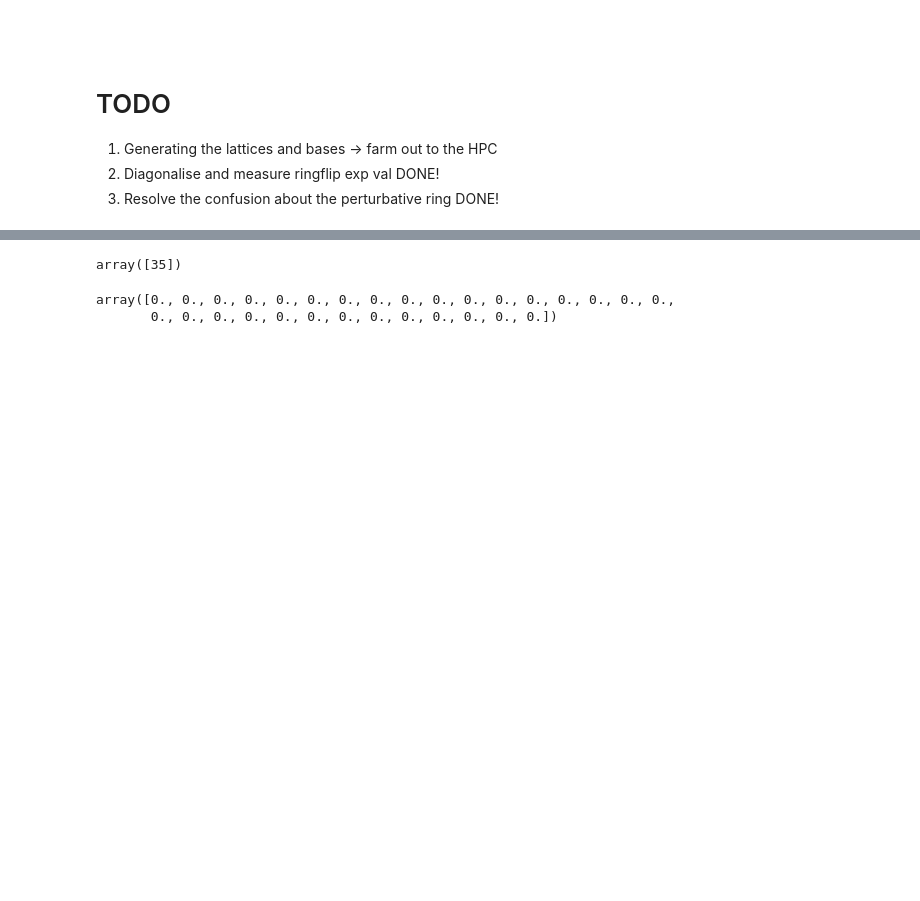
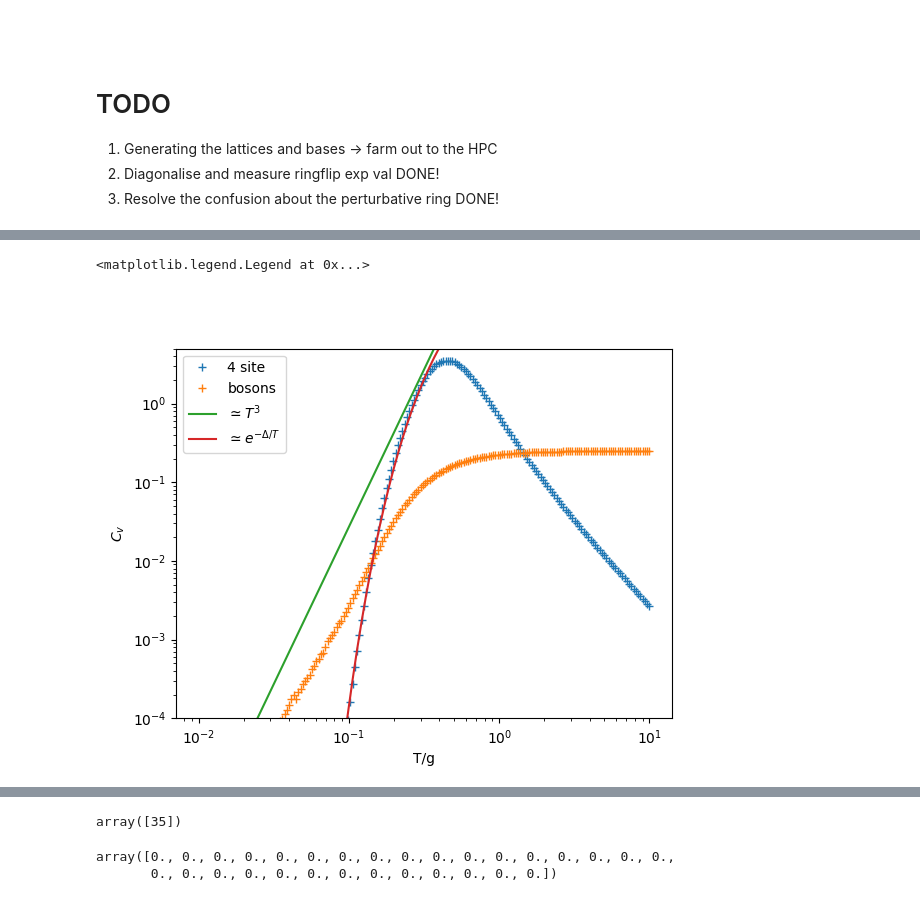
Before and after one commit to Spuriosity1/qsi_subspace_ED, a Jupyter notebook: scripts/spinon_free_testing.ipynb, the cells around one changed output, grey strips where cells are left out. Cells and saved outputs as stored; diff of their text form; code cells hidden in the pictures; blank space fills up the shorter version.

```diff
--- a/scripts/spinon_free_testing.ipynb
+++ b/scripts/spinon_free_testing.ipynb
@@ -140,3 +276,27 @@ len(full_lat.lattice.atoms)
+# %%
+%matplotlib widget
+plt.close('all')
+fig, ax = plt.subplots()
+
+for Cv, rfh in zip(Cv_set, ring_hams):
+    ax.plot(T_list, np.array(Cv), '+',label = f'{rfh.lattice.num_atoms } site')
+    break
+
+
+ax.plot(T_list, np.array(Cv_largeS), '+',label = f'bosons')
+# ax.plot(T_list, np.array(Cv_largeS_hcb), '+',label = f'hard-core bosons')
+
+ax.plot(T_list, 270*T_list**4,label='$\simeq T^3$')
+ax.plot(T_list, 170*np.exp(-1.4/T_list),label='$\simeq e^{-\Delta/T}$')
+ax.set_xscale('log')
+ax.set_xlabel('T/g')
+ax.set_ylabel('$C_v$')
+ax.set_yscale('log')
+ax.set_ylim([1e-4,5])
+ax.legend()
+# %% [output]
+<matplotlib.legend.Legend at 0x...>
+[figure, added]
 # %%
 x_list = np.sort(np.hstack( (np.linspace(-3,3,10),np.linspace(-1.205,-0.8,10))))
 
```
Also changed, not shown: parts of 11 cells of this notebook, 3 other files.
